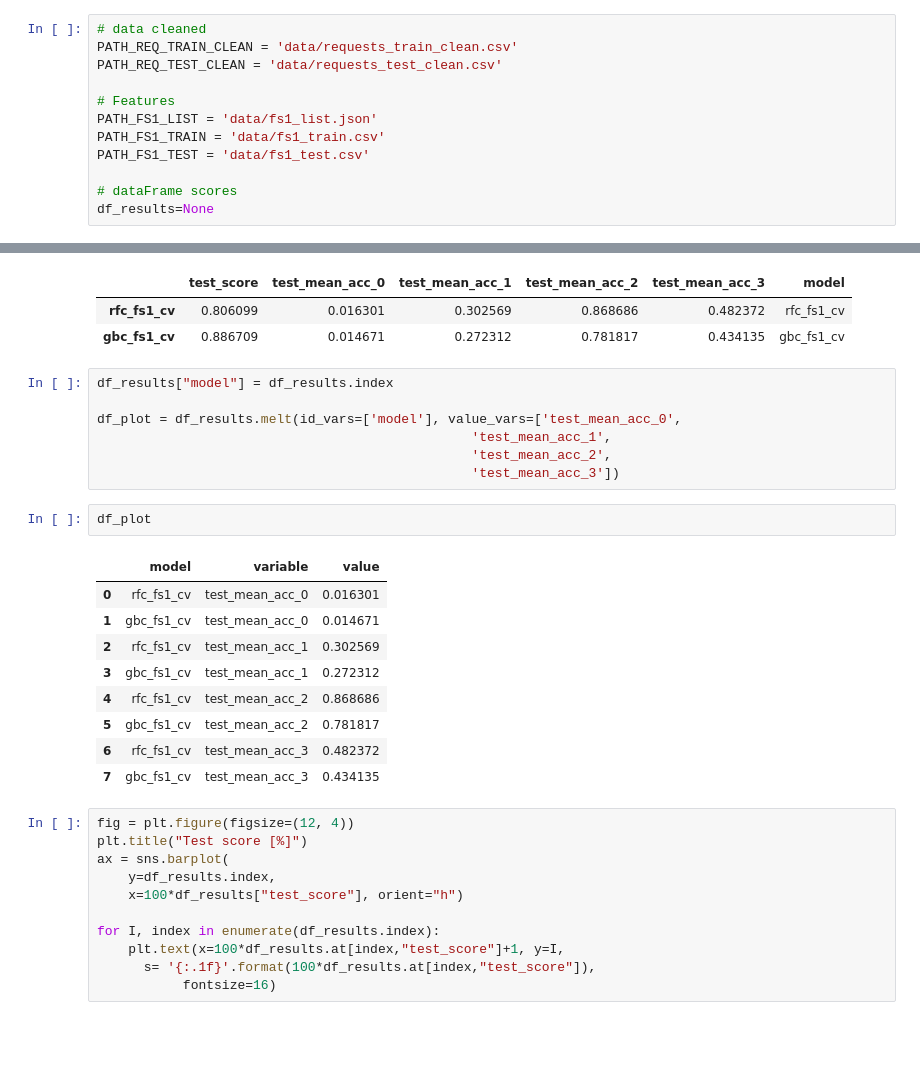
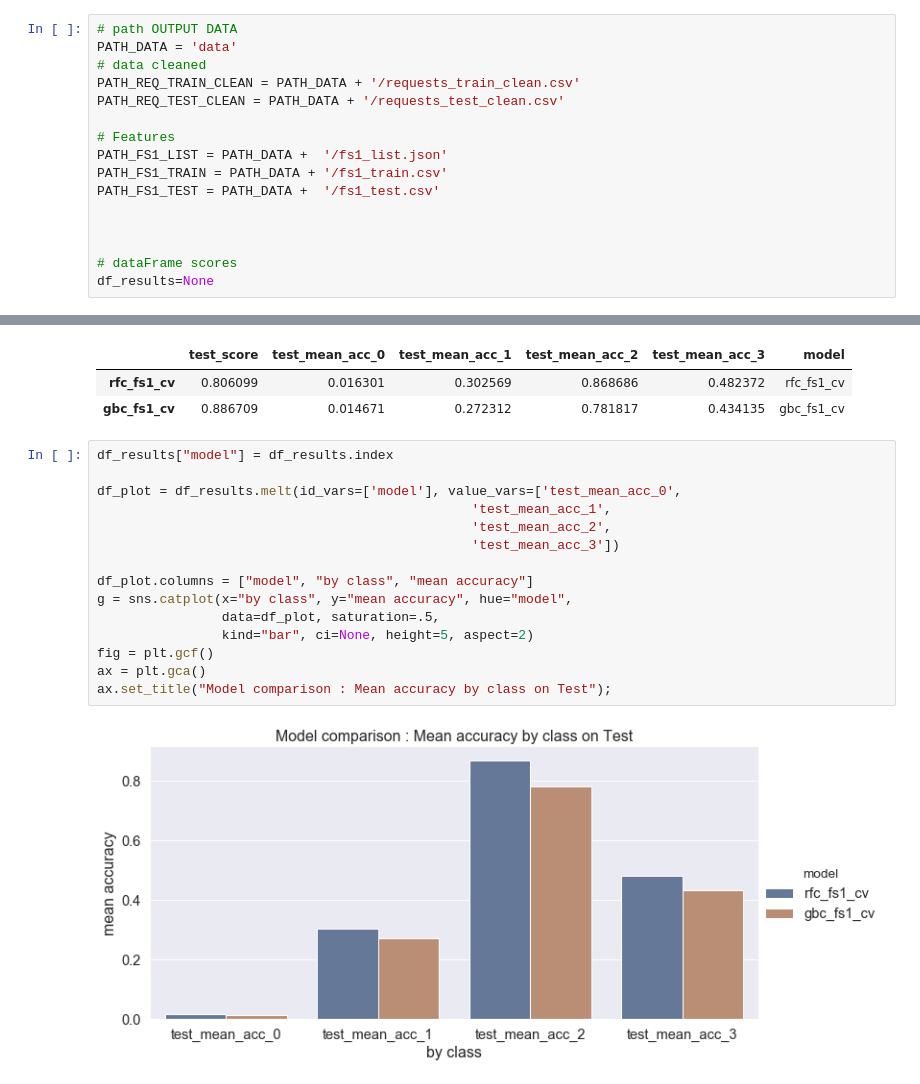
Before and after one commit to jeugregg/data-science-test, a Jupyter notebook: 02_Features_and_Model.ipynb, the cells around one changed output, grey strips where cells are left out. Drawn from its saved outputs; the diff is of its cells as text; blank space fills up the shorter version.

Commit message:
prepare Gradientboost model

```diff
--- a/02_Features_and_Model.ipynb
+++ b/02_Features_and_Model.ipynb
@@ -39,14 +39,18 @@ from joblib import dump, load
 # %% [markdown]
 ## Definitions
 # %%
+# path OUTPUT DATA
+PATH_DATA = 'data'
 # data cleaned
-PATH_REQ_TRAIN_CLEAN = 'data/requests_train_clean.csv'
-PATH_REQ_TEST_CLEAN = 'data/requests_test_clean.csv'
+PATH_REQ_TRAIN_CLEAN = PATH_DATA + '/requests_train_clean.csv'
+PATH_REQ_TEST_CLEAN = PATH_DATA + '/requests_test_clean.csv'
 
 # Features
-PATH_FS1_LIST = 'data/fs1_list.json'
-PATH_FS1_TRAIN = 'data/fs1_train.csv'
-PATH_FS1_TEST = 'data/fs1_test.csv'
+PATH_FS1_LIST = PATH_DATA +  '/fs1_list.json'
+PATH_FS1_TRAIN = PATH_DATA + '/fs1_train.csv'
+PATH_FS1_TEST = PATH_DATA +  '/fs1_test.csv'
+
+
 
 # dataFrame scores
 df_results=None
@@ -1556,33 +1576,20 @@ df_results
 |  | test_score | test_mean_acc_0 | test_mean_acc_1 | test_mean_acc_2 | test_mean_acc_3 | model |
 | rfc_fs1_cv | 0.806099 | 0.016301 | 0.302569 | 0.868686 | 0.482372 | rfc_fs1_cv |
 | gbc_fs1_cv | 0.886709 | 0.014671 | 0.272312 | 0.781817 | 0.434135 | gbc_fs1_cv |
-# %%
-df_results["model"] = df_results.index
-
-df_plot = df_results.melt(id_vars=['model'], value_vars=['test_mean_acc_0',
-                                                'test_mean_acc_1',
-                                                'test_mean_acc_2',
-                                                'test_mean_acc_3'])
-# %%
-df_plot
-# %% [output]
-|  | model | variable | value |
-| 0 | rfc_fs1_cv | test_mean_acc_0 | 0.016301 |
-| 1 | gbc_fs1_cv | test_mean_acc_0 | 0.014671 |
-| 2 | rfc_fs1_cv | test_mean_acc_1 | 0.302569 |
-| 3 | gbc_fs1_cv | test_mean_acc_1 | 0.272312 |
-| 4 | rfc_fs1_cv | test_mean_acc_2 | 0.868686 |
-| 5 | gbc_fs1_cv | test_mean_acc_2 | 0.781817 |
-| 6 | rfc_fs1_cv | test_mean_acc_3 | 0.482372 |
-| 7 | gbc_fs1_cv | test_mean_acc_3 | 0.434135 |
-# %%
-fig = plt.figure(figsize=(12, 4))
-plt.title("Test score [%]")
-ax = sns.barplot(
-    y=df_results.index,
-    x=100*df_results["test_score"], orient="h")
-
-for I, index in enumerate(df_results.index):
-    plt.text(x=100*df_results.at[index,"test_score"]+1, y=I,
-      s= '{:.1f}'.format(100*df_results.at[index,"test_score"]),
-           fontsize=16)
+# %%
+df_results["model"] = df_results.index
+
+df_plot = df_results.melt(id_vars=['model'], value_vars=['test_mean_acc_0',
+                                                'test_mean_acc_1',
+                                                'test_mean_acc_2',
+                                                'test_mean_acc_3'])
+
+df_plot.columns = ["model", "by class", "mean accuracy"]
+g = sns.catplot(x="by class", y="mean accuracy", hue="model",
+                data=df_plot, saturation=.5,
+                kind="bar", ci=None, height=5, aspect=2)
+fig = plt.gcf()
+ax = plt.gca()
+ax.set_title("Model comparison : Mean accuracy by class on Test");
+# %% [output]
+[figure, added]
```
Also changed, not shown: parts of 9 cells of this notebook, 3 other files.
